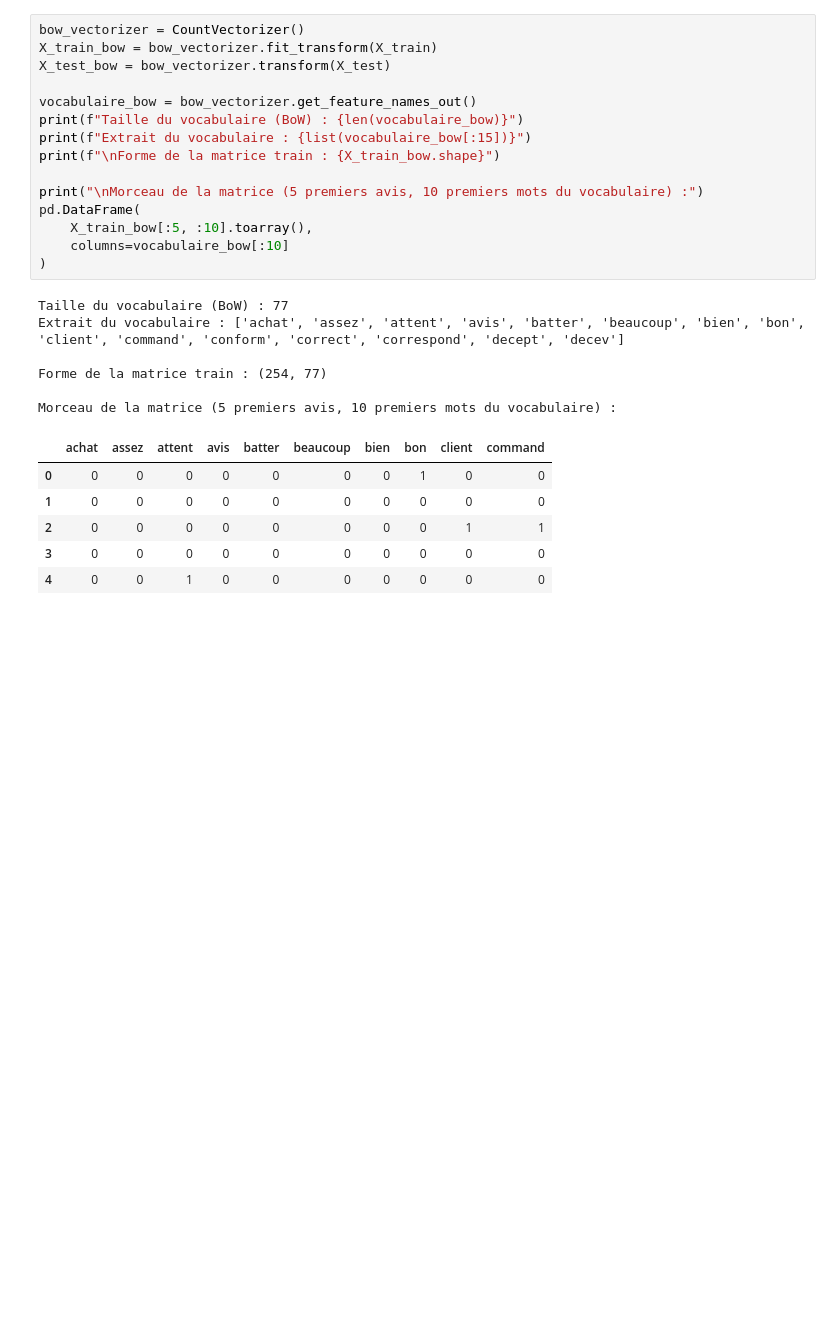
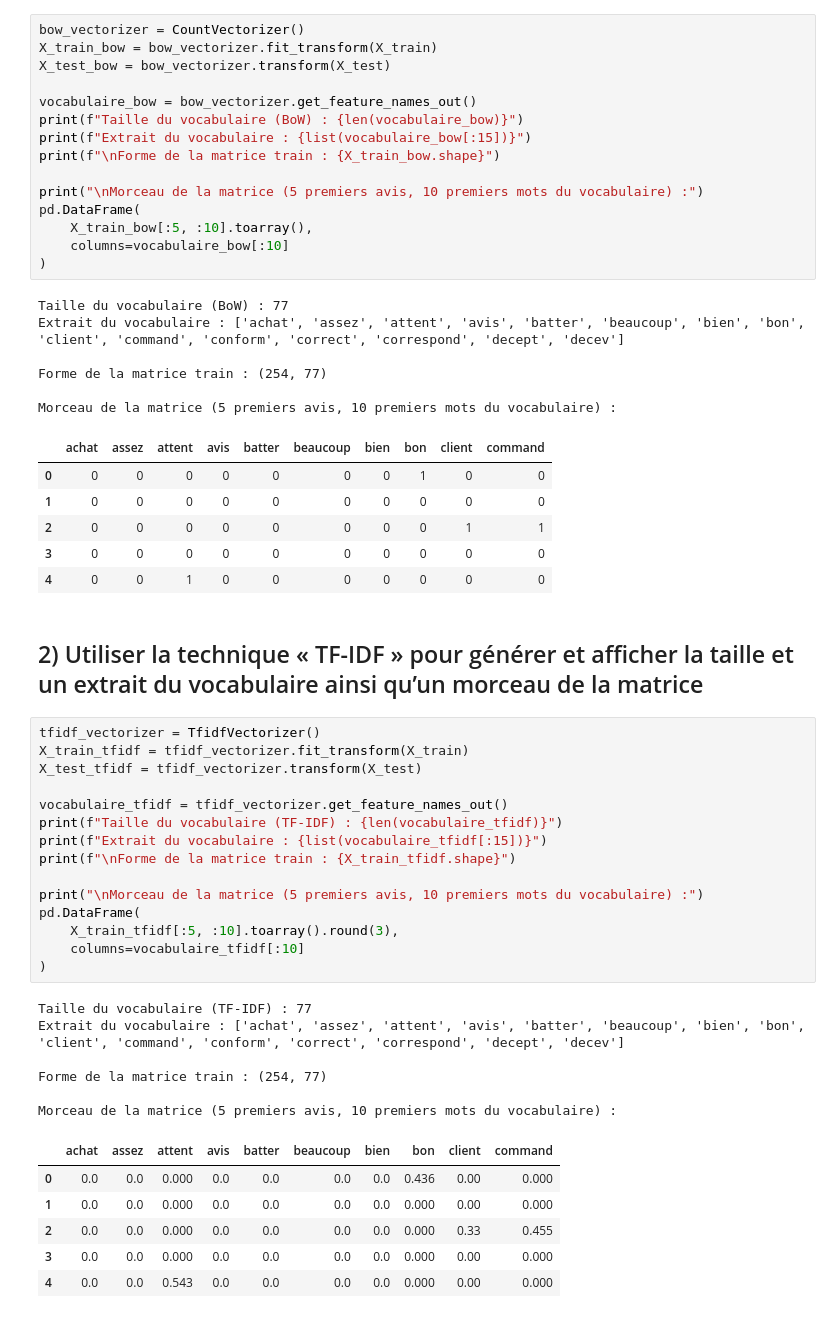
Before and after one commit to Damstat/atelier_prepa_donnees_textuelles, a Jupyter notebook: notebooks/atelier_prepa_donnees_textuelles.ipynb, the cells around one changed output. Cells and saved outputs as stored; diff of their text form; blank space fills up the shorter version.

```diff
--- a/notebooks/atelier_prepa_donnees_textuelles.ipynb
+++ b/notebooks/atelier_prepa_donnees_textuelles.ipynb
@@ -710,3 +710,33 @@ Morceau de la matrice (5 premiers avis, 10 premiers mots du vocabulaire) :
 | 2 | 0 | 0 | 0 | 0 | 0 | 0 | 0 | 0 | 1 | 1 |
 | 3 | 0 | 0 | 0 | 0 | 0 | 0 | 0 | 0 | 0 | 0 |
 | 4 | 0 | 0 | 1 | 0 | 0 | 0 | 0 | 0 | 0 | 0 |
+# %% [markdown]
+## 2) Utiliser la technique « TF-IDF » pour générer et afficher la taille et un extrait du vocabulaire ainsi qu’un morceau de la matrice
+# %%
+tfidf_vectorizer = TfidfVectorizer()
+X_train_tfidf = tfidf_vectorizer.fit_transform(X_train)
+X_test_tfidf = tfidf_vectorizer.transform(X_test)
+
+vocabulaire_tfidf = tfidf_vectorizer.get_feature_names_out()
+print(f"Taille du vocabulaire (TF-IDF) : {len(vocabulaire_tfidf)}")
+print(f"Extrait du vocabulaire : {list(vocabulaire_tfidf[:15])}")
+print(f"\nForme de la matrice train : {X_train_tfidf.shape}")
+
+print("\nMorceau de la matrice (5 premiers avis, 10 premiers mots du vocabulaire) :")
+pd.DataFrame(
+    X_train_tfidf[:5, :10].toarray().round(3),
+    columns=vocabulaire_tfidf[:10]
+)
+# %% [output]
+Taille du vocabulaire (TF-IDF) : 77
+Extrait du vocabulaire : ['achat', 'assez', 'attent', 'avis', 'batter', 'beaucoup', 'bien', 'bon', 'client', 'command', 'conform', 'correct', 'correspond', 'decept', 'decev']
+
+Forme de la matrice train : (254, 77)
+
+Morceau de la matrice (5 premiers avis, 10 premiers mots du vocabulaire) :
+|  | achat | assez | attent | avis | batter | beaucoup | bien | bon | client | command |
+| 0 | 0.0 | 0.0 | 0.000 | 0.0 | 0.0 | 0.0 | 0.0 | 0.436 | 0.00 | 0.000 |
+| 1 | 0.0 | 0.0 | 0.000 | 0.0 | 0.0 | 0.0 | 0.0 | 0.000 | 0.00 | 0.000 |
+| 2 | 0.0 | 0.0 | 0.000 | 0.0 | 0.0 | 0.0 | 0.0 | 0.000 | 0.33 | 0.455 |
+| 3 | 0.0 | 0.0 | 0.000 | 0.0 | 0.0 | 0.0 | 0.0 | 0.000 | 0.00 | 0.000 |
+| 4 | 0.0 | 0.0 | 0.543 | 0.0 | 0.0 | 0.0 | 0.0 | 0.000 | 0.00 | 0.000 |
```
